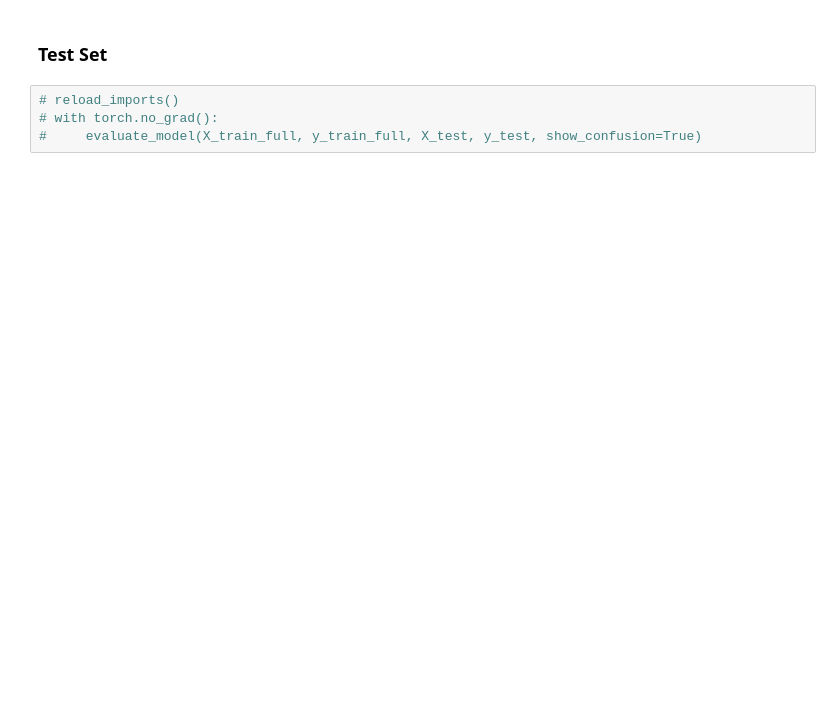
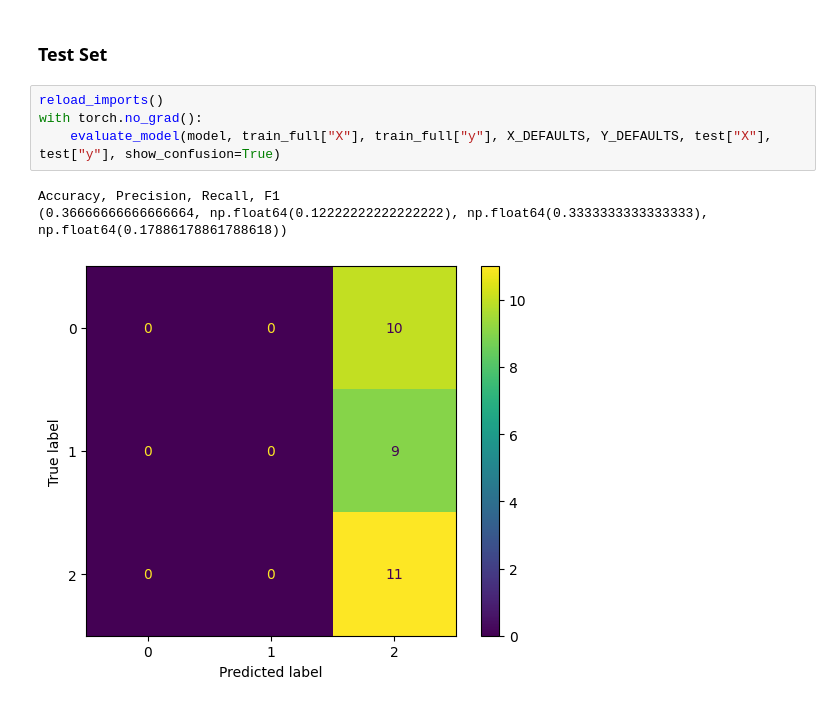
Before and after one commit to gretareitenbach/Deep-Arguing, a Jupyter notebook: examples/gradual-aacbr-test.ipynb, the cells around one changed output. Cells and saved outputs as stored; diff of their text form; blank space fills up the shorter version.

```diff
--- a/examples/gradual-aacbr-test.ipynb
+++ b/examples/gradual-aacbr-test.ipynb
@@ -234,6 +118,10 @@ model.plot_casebase_edge_weights_parameters()
 # %% [markdown]
 ### Test Set
-# %%
-# reload_imports()
-# with torch.no_grad():
-#     evaluate_model(X_train_full, y_train_full, X_test, y_test, show_confusion=True)
+# %%
+reload_imports()
+with torch.no_grad():
+    evaluate_model(model, train_full["X"], train_full["y"], X_DEFAULTS, Y_DEFAULTS, test["X"], test["y"], show_confusion=True)
+# %% [output]
+Accuracy, Precision, Recall, F1
+(0.36666666666666664, np.float64(0.12222222222222222), np.float64(0.3333333333333333), np.float64(0.17886178861788618))
+[figure, added]
```
Also changed, not shown: parts of 22 cells of this notebook, 10 other files.
